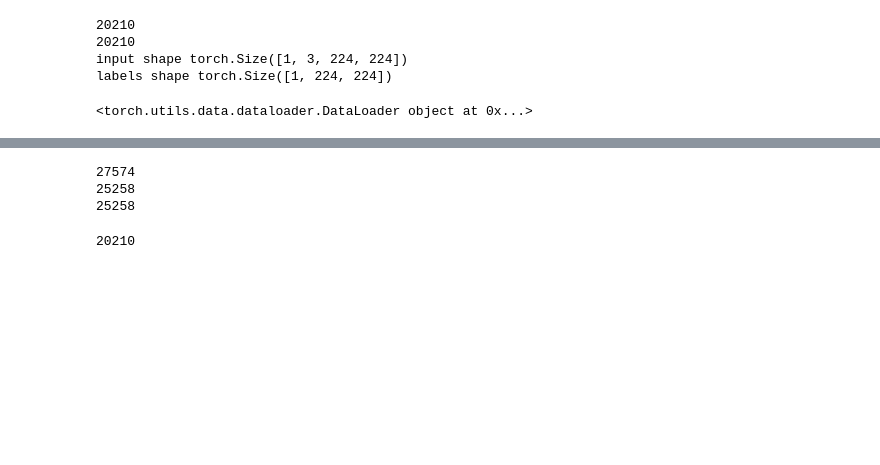
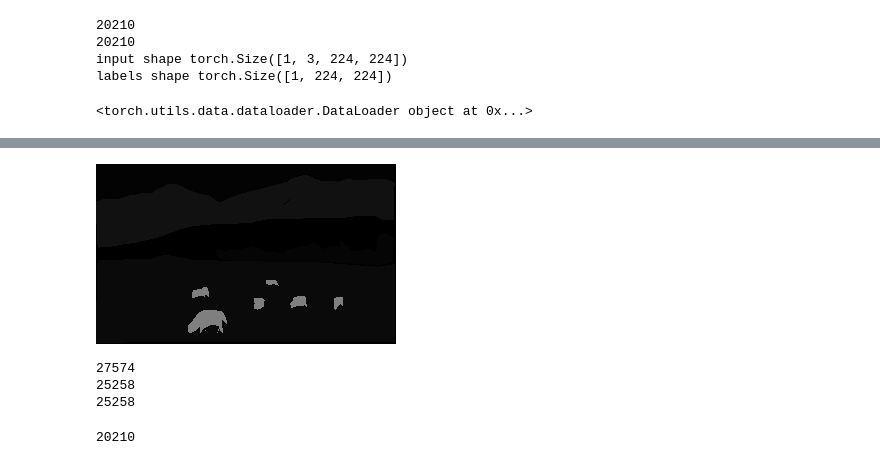
Before and after one commit to MeliLuca/MasterThesis, a Jupyter notebook: ResNet_specificCifar.ipynb, the cells around one changed output, grey strips where cells are left out. Saved outputs shown, nothing was run; the diff lists cells and outputs as text; code cells hidden in the pictures; blank space fills up the shorter version.

```diff
--- a/ResNet_specificCifar.ipynb
+++ b/ResNet_specificCifar.ipynb
@@ -598,3 +598,8 @@ Clipping input data to the valid range for imshow with RGB data ([0..1] for floa
+# %%
+from IPython.display import Image, display
+display(Image(input_train['mask_file'][0]))
+# %% [output]
+[figure, added]
 # %%
 it = iter(dds['train'])
 while it :
```
Also changed, not shown: parts of 3 cells of this notebook, 10 other files.
